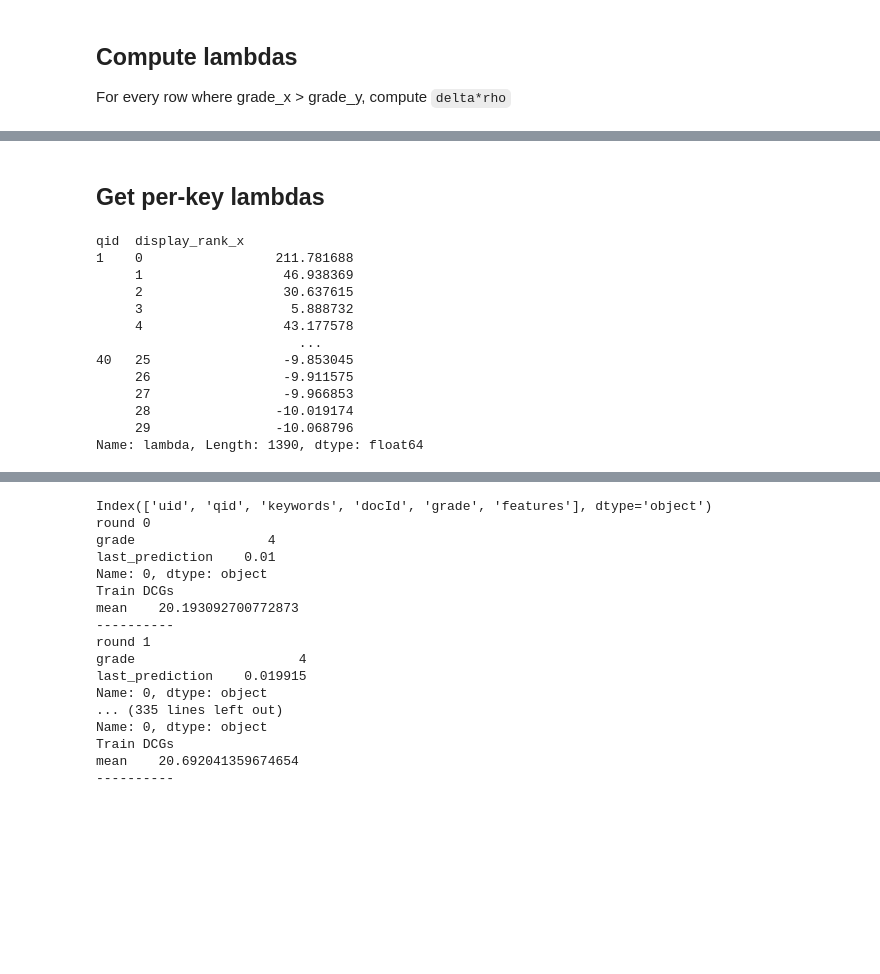
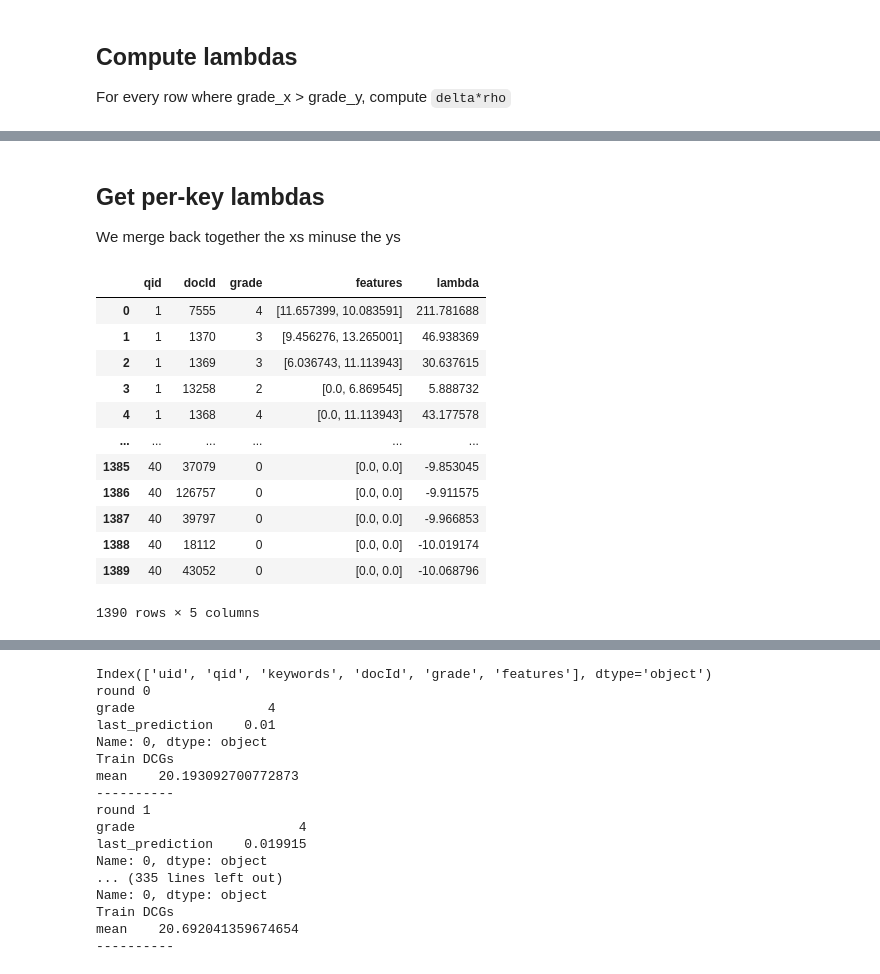
Before and after one commit to o19s/hello-ltr, a Jupyter notebook: notebooks/elasticsearch/tmdb/lambda-mart-in-python.ipynb, the cells around one changed output, grey strips where cells are left out. Cells and saved outputs as stored; diff of their text form; code cells hidden in the pictures; blank space fills up the shorter version.

```diff
--- a/notebooks/elasticsearch/tmdb/lambda-mart-in-python.ipynb
+++ b/notebooks/elasticsearch/tmdb/lambda-mart-in-python.ipynb
@@ -854,25 +874,29 @@ swaps[['qid', 'display_rank_x', 'display_rank_y', 'delta', 'last_prediction_x',
 # %% [markdown]
 ## Get per-key lambdas
+
+We merge back together the xs minuse the ys
 # %%
 # Better minus worse
 lambdas_x = swaps.groupby(['qid', 'display_rank_x'])['lambda'].sum().rename('lambda')
 lambdas_y = swaps.groupby(['qid', 'display_rank_y'])['lambda'].sum().rename('lambda')
 lambdas = lambdas_x - lambdas_y
 lambdas
+lambdas_per_query = lambdas_per_query.merge(lambdas, left_on=['qid', 'display_rank'], right_on=['qid', 'display_rank_x'], how='left')
+lambdas_per_query[['qid', 'docId', 'grade', 'features', 'lambda']]
 # %% [output]
+|  | qid | docId | grade | features | lambda |
+| 0 | 1 | 7555 | 4 | [11.657399, 10.083591] | 211.781688 |
+| 1 | 1 | 1370 | 3 | [9.456276, 13.265001] | 46.938369 |
+| 2 | 1 | 1369 | 3 | [6.036743, 11.113943] | 30.637615 |
+| 3 | 1 | 13258 | 2 | [0.0, 6.869545] | 5.888732 |
+| 4 | 1 | 1368 | 4 | [0.0, 11.113943] | 43.177578 |
+| ... | ... | ... | ... | ... | ... |
+| 1385 | 40 | 37079 | 0 | [0.0, 0.0] | -9.853045 |
+| 1386 | 40 | 126757 | 0 | [0.0, 0.0] | -9.911575 |
+| 1387 | 40 | 39797 | 0 | [0.0, 0.0] | -9.966853 |
+| 1388 | 40 | 18112 | 0 | [0.0, 0.0] | -10.019174 |
+| 1389 | 40 | 43052 | 0 | [0.0, 0.0] | -10.068796 |
-qid  display_rank_x
-1    0                 211.781688
-     1                  46.938369
-     2                  30.637615
-     3                   5.888732
-     4                  43.177578
-                          ...
-40   25                 -9.853045
-     26                 -9.911575
-     27                 -9.966853
-     28                -10.019174
-     29                -10.068796
-Name: lambda, Length: 1390, dtype: float64
+1390 rows × 5 columns
 # %%
 lambdas_per_query.merge(lambdas, left_on=['qid', 'display_rank'], right_on=['qid', 'display_rank_x'], how='left')
 # %% [output]
```
Also changed, not shown: parts of 23 cells of this notebook.
